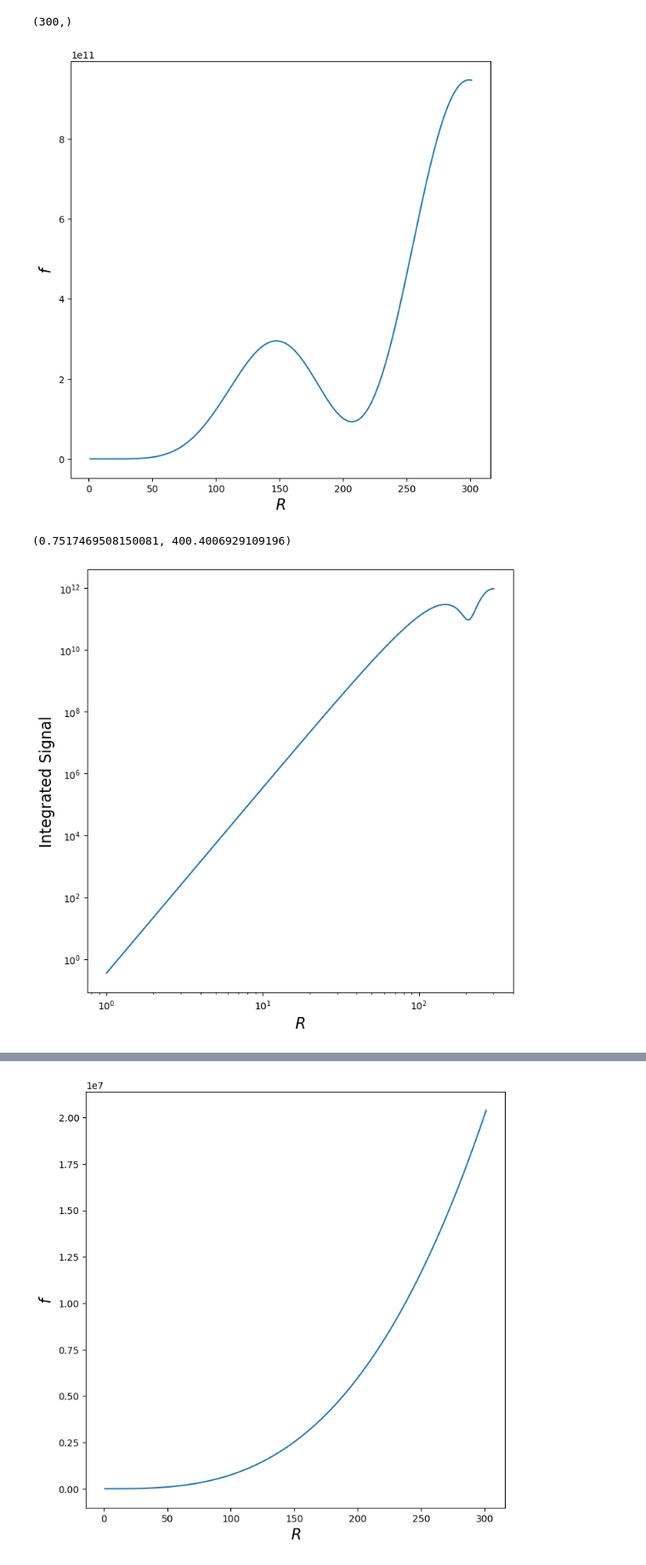
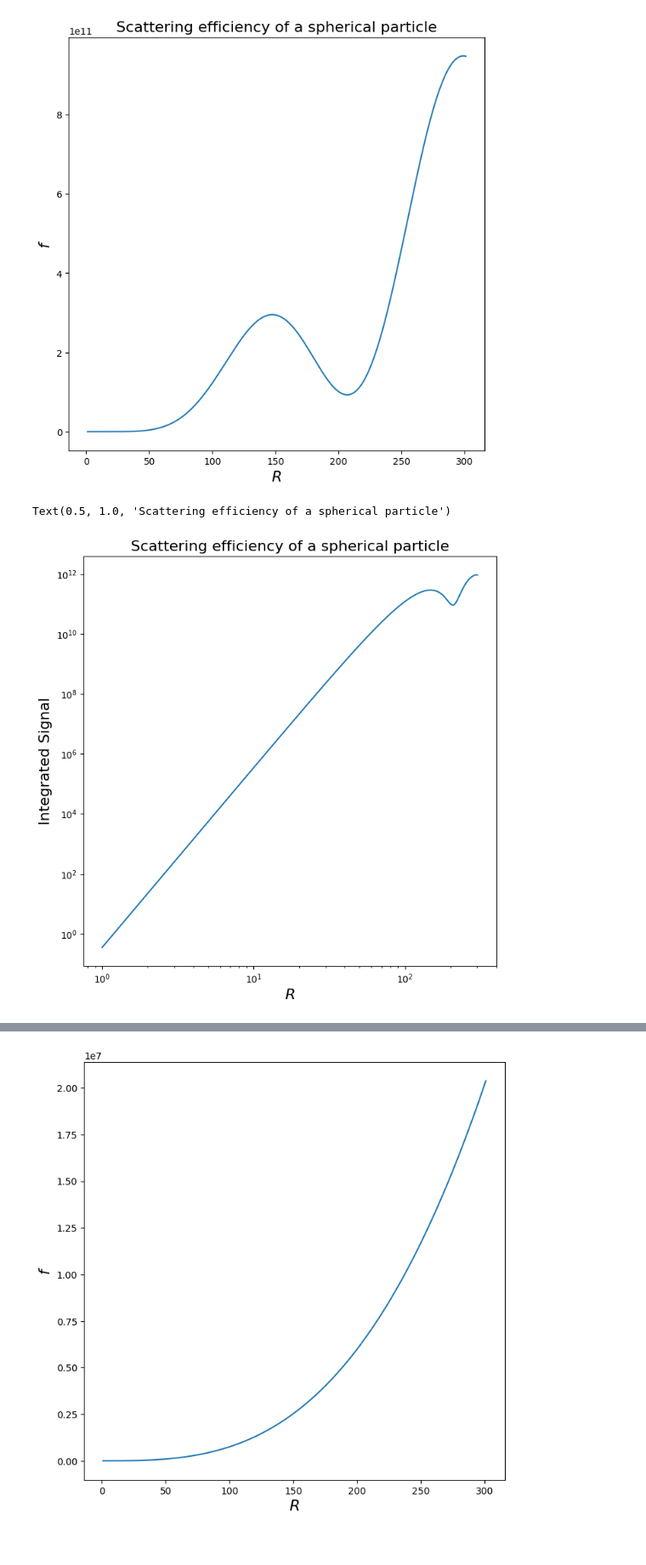
Before and after one commit to softmatterlab/OpticalCharacterizationNanoparticles, a Jupyter notebook: example_signal_relation/Modalities_Sphere_Github.ipynb, the cells around one changed output, grey strips where cells are left out. Shown at 85% size. Drawn from its saved outputs; the diff is of its cells as text; code cells hidden in the pictures.

```diff
--- a/example_signal_relation/Modalities_Sphere_Github.ipynb
+++ b/example_signal_relation/Modalities_Sphere_Github.ipynb
@@ -9 +6,3 @@ data = mat['form_factor_list']
+# %%
+data = np.load('../data/integralSquared.npy')
 # %%
@@ -17,34 +16,21 @@ k=2*np.pi*nm/wavelength
-# %%
-print(np.abs(polarizability1).shape)
-# %% [output]
-(300,)
 # %%
 fig, axes = plt.subplots(figsize = (8, 8))
 plt.plot(radius, np.squeeze(data)*np.abs(polarizability1)**2)
-
 axes.set_xlabel('$R$', fontsize=16)
 axes.set_ylabel('$f$', fontsize=16)
-#axes.set_ylim(ymin=1)
-#axes.set_xlim(xmin=1)
-
-#axes.set_xticks([0, np.pi/4, np.pi/2, 3/4 * np.pi, np.pi])
-#axes.set_xticklabels(['0', '$\pi/4$', '$\pi/2$', '$3\pi/4$', '$\pi$'], fontsize = 16)
+axes.set_title('Scattering efficiency of a spherical particle', fontsize=16)
 plt.show()
 # %% [output]
-[figure, old version]
+[figure, new version]
 # %%
 fig, axes = plt.subplots(figsize = (8, 8))
 plt.loglog(radius, np.squeeze(data)*np.abs(polarizability1)**2)
 plt.xlabel('$R$', fontsize=16)
 plt.ylabel('Integrated Signal', fontsize=16)
-
-axes.set_ylim(ymin=0)
-axes.set_xlim(xmin=0)
-
-#fig.savefig('equation_29.svg', format = 'svg', dpi = 300, bbox_inches = 'tight', facecolor = 'white')
+plt.title('Scattering efficiency of a spherical particle', fontsize=16)
 # %% [output]
-(0.7517469508150081, 400.4006929109196)
+Text(0.5, 1.0, 'Scattering efficiency of a spherical particle')
-[figure, old version]
+[figure, new version]
 # %%
 k = (2 * np.pi * nm) / wavelength
 theta= np.pi
```
Also changed, not shown: parts of 8 cells of this notebook, 6 other files.
